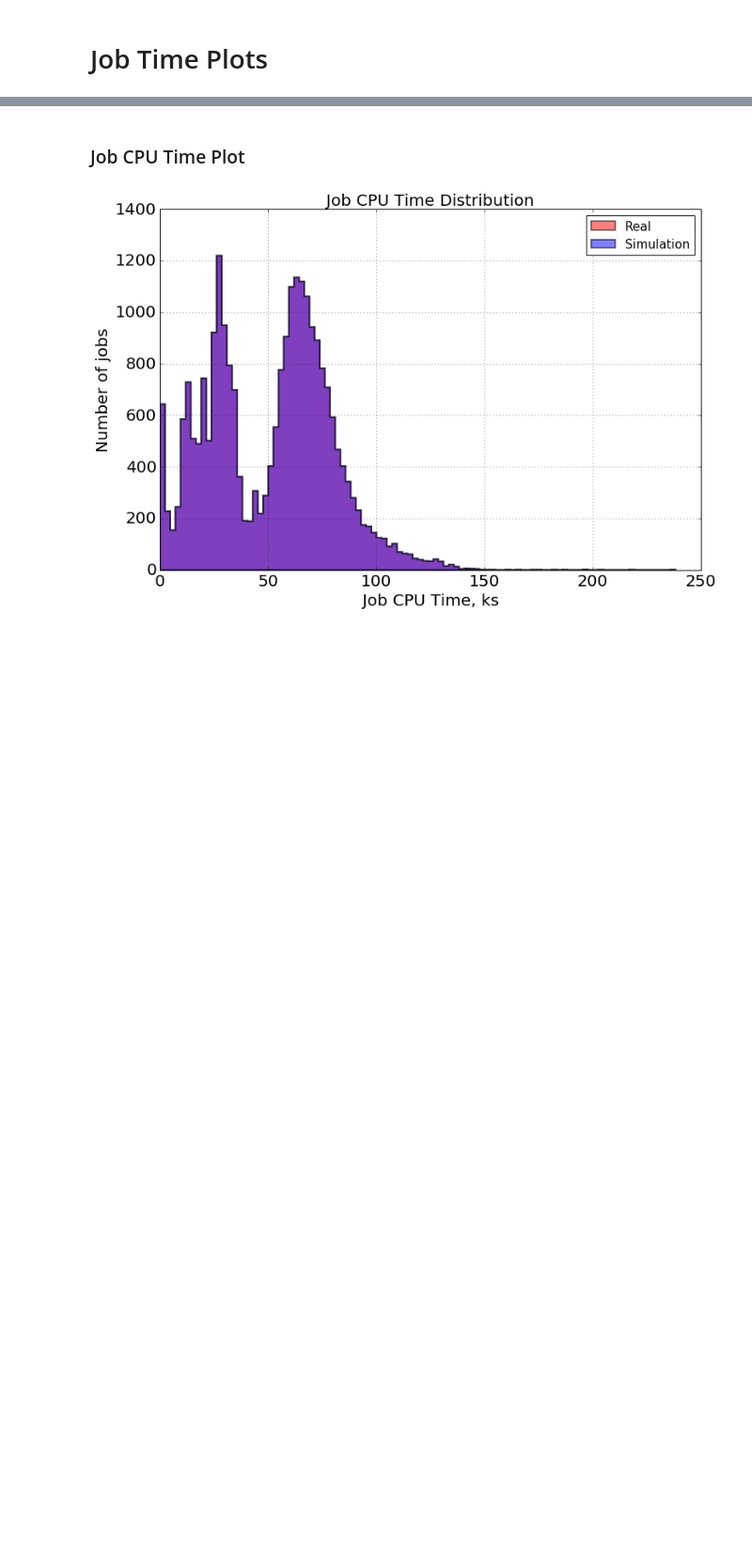
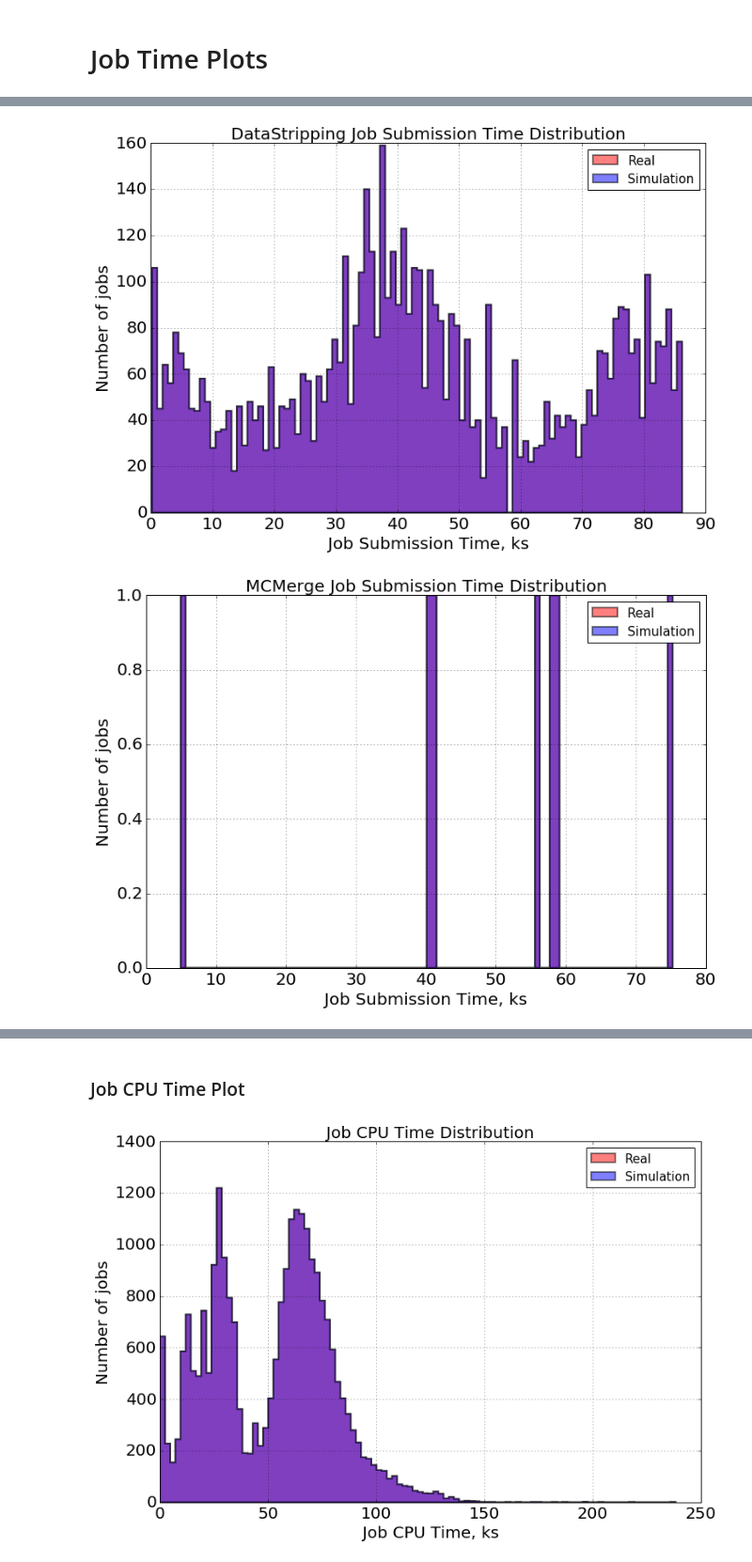
Before and after one commit to skygrid/grid_simulation, a Jupyter notebook: results/SimulationResults.ipynb, the cells around one changed output, grey strips where cells are left out. Shown at 94% size. Cells and saved outputs as stored; diff of their text form; code cells hidden in the pictures; blank space fills up the shorter version.

```diff
--- a/results/SimulationResults.ipynb
+++ b/results/SimulationResults.ipynb
@@ -38,0 +45,5 @@ jtp = JobTimePlots(sim_out_data, real_out_data)
+# %%
+jtp.job_submission_time(by_job_type=True)
+# %% [output]
+[figure, added]
+[figure, added]
```
Also changed, not shown: parts of 15 cells of this notebook, 1 other file.
